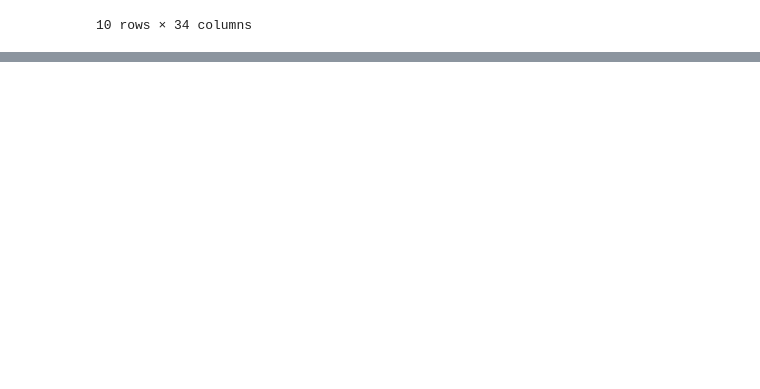
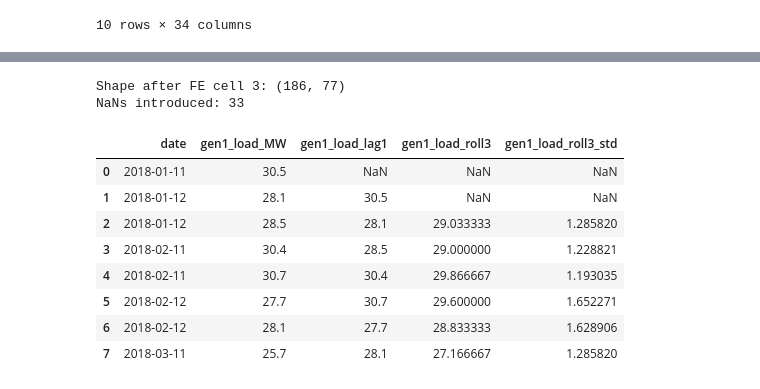
Before and after one commit to Darlene-13/double-flash-geothermal, a Jupyter notebook: notebooks/01_feature_engineering.ipynb, the cells around one changed output, grey strips where cells are left out. Cells and saved outputs as stored; diff of their text form; code cells hidden in the pictures; blank space fills up the shorter version.

```diff
--- a/notebooks/01_feature_engineering.ipynb
+++ b/notebooks/01_feature_engineering.ipynb
@@ -139,0 +131,43 @@ Shape after FE cell 2: (186, 47)
+# %%
+# Rolling & Lag Features
+# Sort by date first, rolling/lag features are order-dependent.
+# If rows aren't in time order, you'd be leaking future data into past rows.
+df['date'] = pd.to_datetime(df['date'])
+df = df.sort_values('date').reset_index(drop=True)
+
+for gen in ['gen1', 'gen2', 'gen3']:
+
+    # Lag-1: what was this variable one reading ago?
+    # Captures short-term momentum — is load dropping or holding?
+    df[f'{gen}_load_lag1']        = df[f'{gen}_load_MW'].shift(1)
+    df[f'{gen}_steam_lag1']       = df[f'{gen}_steam_flow_th'].shift(1)
+    df[f'{gen}_conductivity_lag1']= df[f'{gen}_conductivity_uMHO'].shift(1)
+
+    # Smoothed average over last 3 readings — suppresses noise, captures trend.
+    # EDA showed conductivity spikes are episodic — rolling mean separates
+    # baseline from spikes better than raw values alone.
+    df[f'{gen}_load_roll3']         = df[f'{gen}_load_MW'].rolling(window=3).mean()
+    df[f'{gen}_conductivity_roll3'] = df[f'{gen}_conductivity_uMHO'].rolling(window=3).mean()
+    df[f'{gen}_steam_roll3']        = df[f'{gen}_steam_flow_th'].rolling(window=3).mean()
+
+    # Variability over the last 3 readings — high std = unstable operation.
+    # Useful for the ANN surrogate to detect off-design volatility.
+    df[f'{gen}_load_roll3_std']   = df[f'{gen}_load_MW'].rolling(window=3).std()
+
+# First 2 rows will have NaNs in rolling/lag columns — expected, not a bug.
+# We'll handle them when we prep for the model (forward-fill or drop).
+print(f"Shape after FE cell 3: {df.shape}")
+print(f"NaNs introduced: {df.isnull().sum().sum()}")
+display(df[['date', 'gen1_load_MW', 'gen1_load_lag1', 'gen1_load_roll3', 'gen1_load_roll3_std']].head(8))
+# %% [output]
+Shape after FE cell 3: (186, 77)
+NaNs introduced: 33
+|  | date | gen1_load_MW | gen1_load_lag1 | gen1_load_roll3 | gen1_load_roll3_std |
+| 0 | 2018-01-11 | 30.5 | NaN | NaN | NaN |
+| 1 | 2018-01-12 | 28.1 | 30.5 | NaN | NaN |
+| 2 | 2018-01-12 | 28.5 | 28.1 | 29.033333 | 1.285820 |
+| 3 | 2018-02-11 | 30.4 | 28.5 | 29.000000 | 1.228821 |
+| 4 | 2018-02-11 | 30.7 | 30.4 | 29.866667 | 1.193035 |
+| 5 | 2018-02-12 | 27.7 | 30.7 | 29.600000 | 1.652271 |
+| 6 | 2018-02-12 | 28.1 | 27.7 | 28.833333 | 1.628906 |
+| 7 | 2018-03-11 | 25.7 | 28.1 | 27.166667 | 1.285820 |
```
Also changed, not shown: parts of 9 cells of this notebook, 1 other file.
